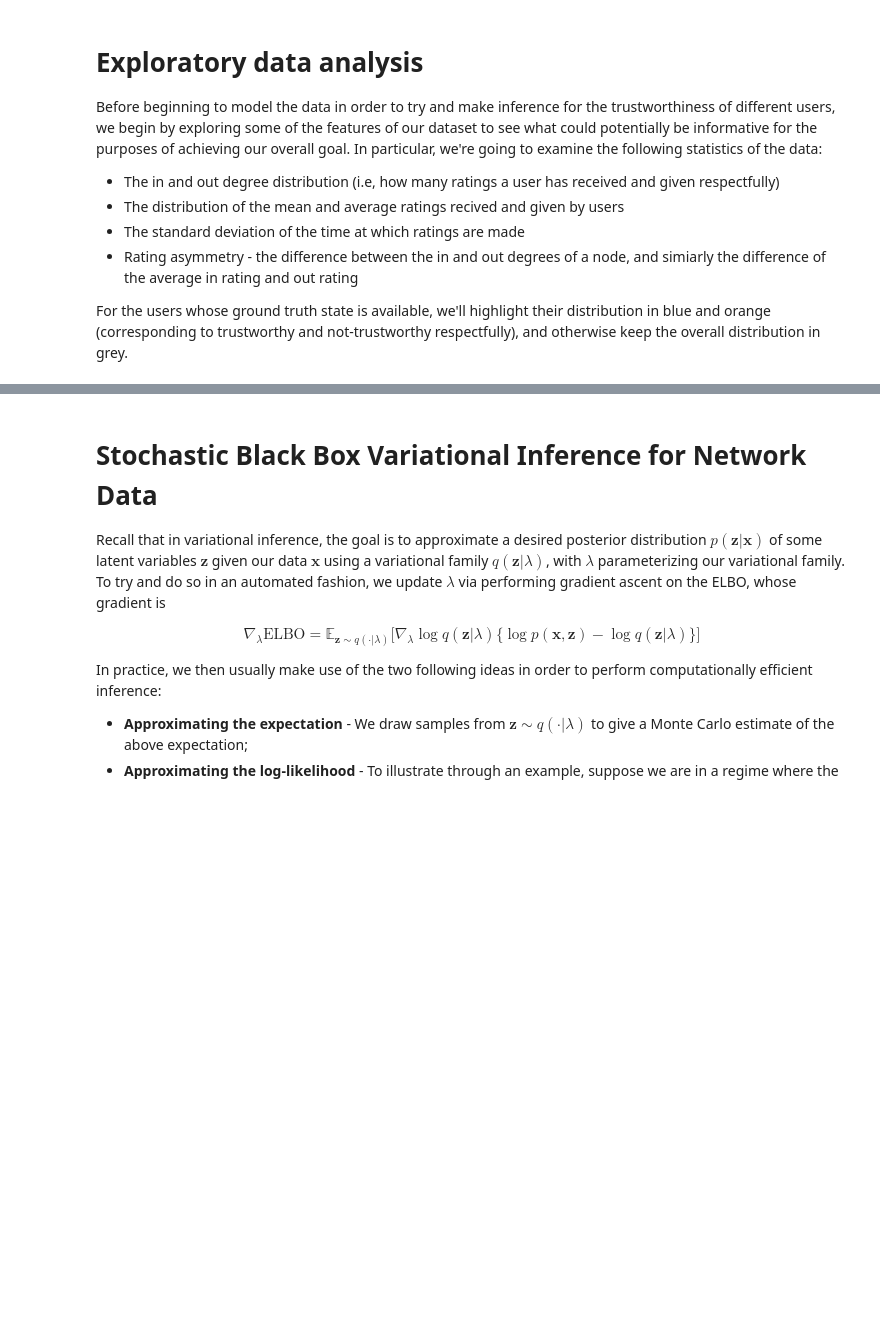
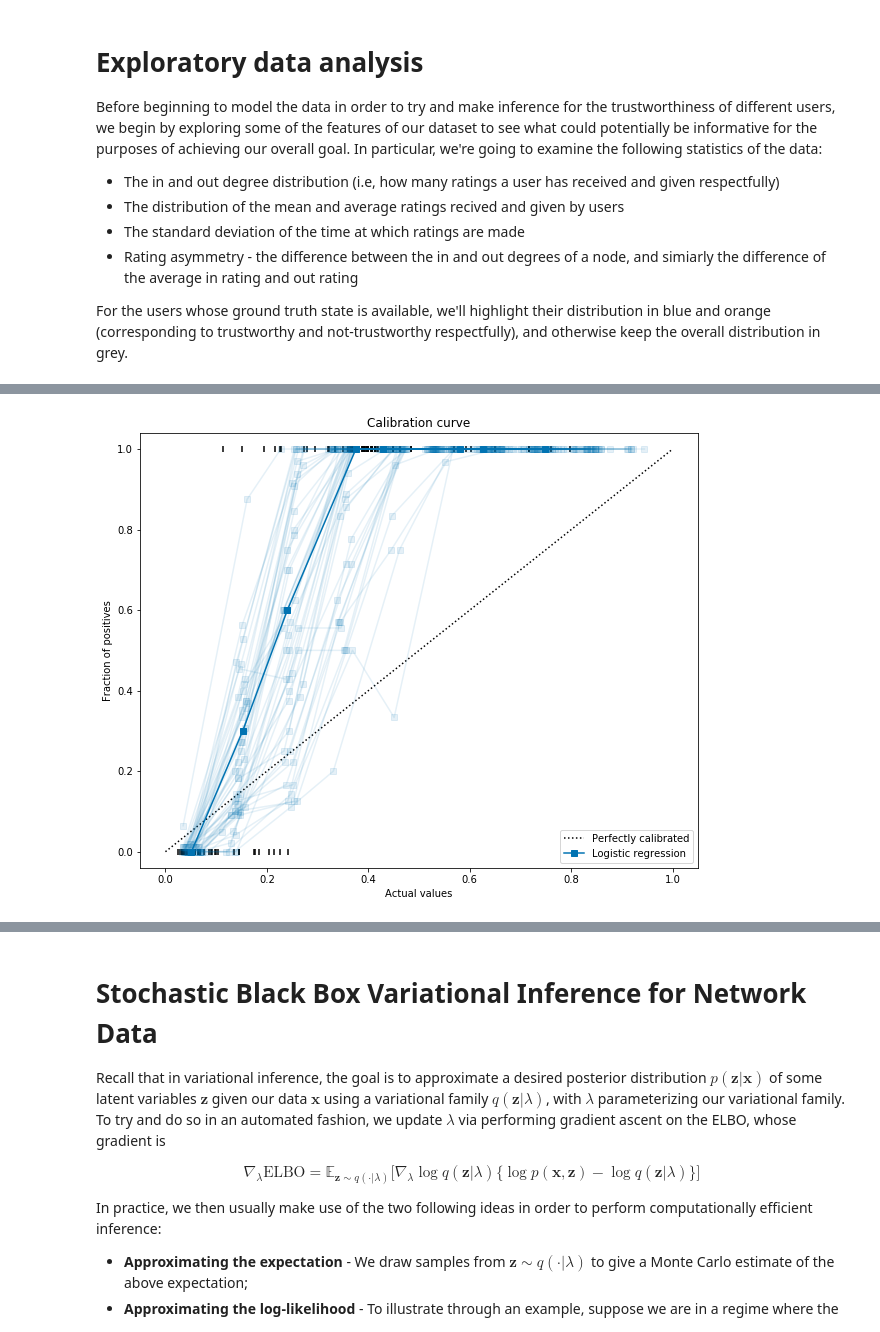
Before and after one commit to aday651/probprog-finalproject, a Jupyter notebook: final-project/final-project.ipynb, the cells around one changed output, grey strips where cells are left out. Cells and saved outputs as stored; diff of their text form; code cells hidden in the pictures; blank space fills up the shorter version.

```diff
--- a/final-project/final-project.ipynb
+++ b/final-project/final-project.ipynb
@@ -167,0 +171,36 @@ Site: beta_sdr
+# %%
+import matplotlib.pyplot as plt
+import numpy as np
+from sklearn.calibration import calibration_curve
+
+def sigmoid(x):
+    return np.exp(x)/(1+np.exp(x))
+
+plt.figure(figsize=(10, 8))
+plt.plot([0, 1], [0, 1], "k:", label="Perfectly calibrated")
+
+for i in range(logits['test'].shape[1]):
+    if i % 20 == 0:
+        frac_positive, mean_pred = calibration_curve(gt_labels['test'],
+                                                     sigmoid(logits['test'][:, i]),
+                                                     n_bins=10)
+        plt.plot(mean_pred, frac_positive, 's-', color='#0173B2', alpha=0.1)
+
+frac_positive, mean_pred = calibration_curve(gt_labels['test'],
+                                             sigmoid(np.mean(logits['test'], axis=1)),
+                                             n_bins=10)
+plt.plot(mean_pred, frac_positive, 's-', color='#0173B2',
+         label='Logistic regression')
+
+plt.scatter(sigmoid(np.mean(logits['test'], axis=1)), gt_labels['test'],
+         color='k', marker='|')
+
+plt.xlabel('Actual values')
+plt.ylabel('Fraction of positives')
+plt.ylim([-0.04, 1.04])
+plt.legend(loc="lower right")
+plt.title('Calibration curve')
+
+plt.savefig('img/bayes_1_calib_curve.png', bbox_inches='tight')
+# %% [output]
+[figure, added]
```
Also changed, not shown: parts of 13 cells of this notebook, 7 other files.
